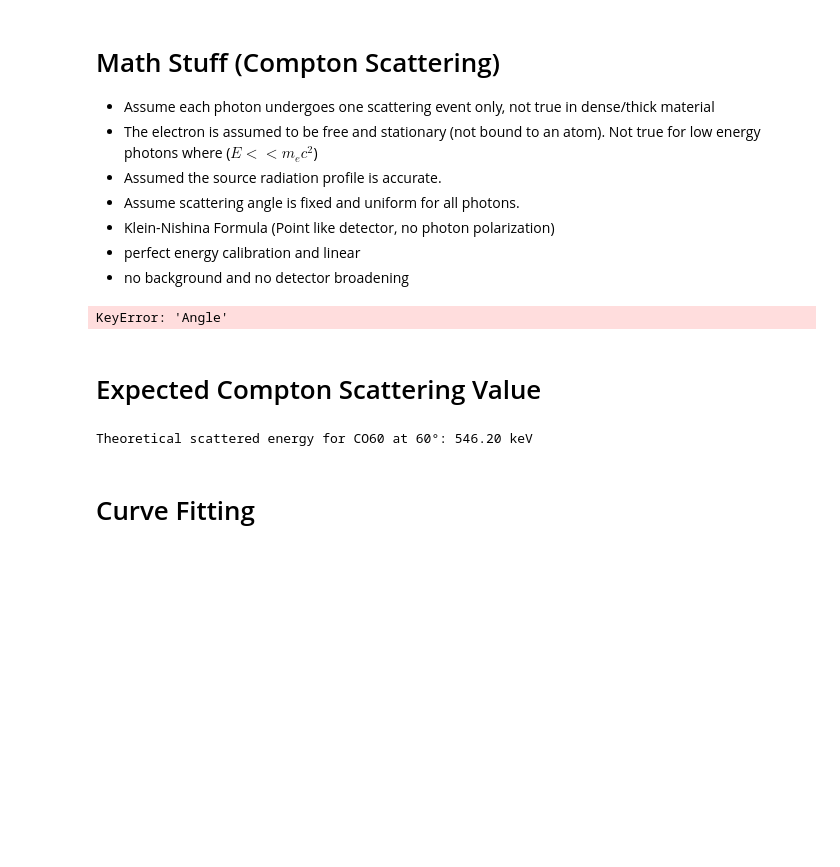
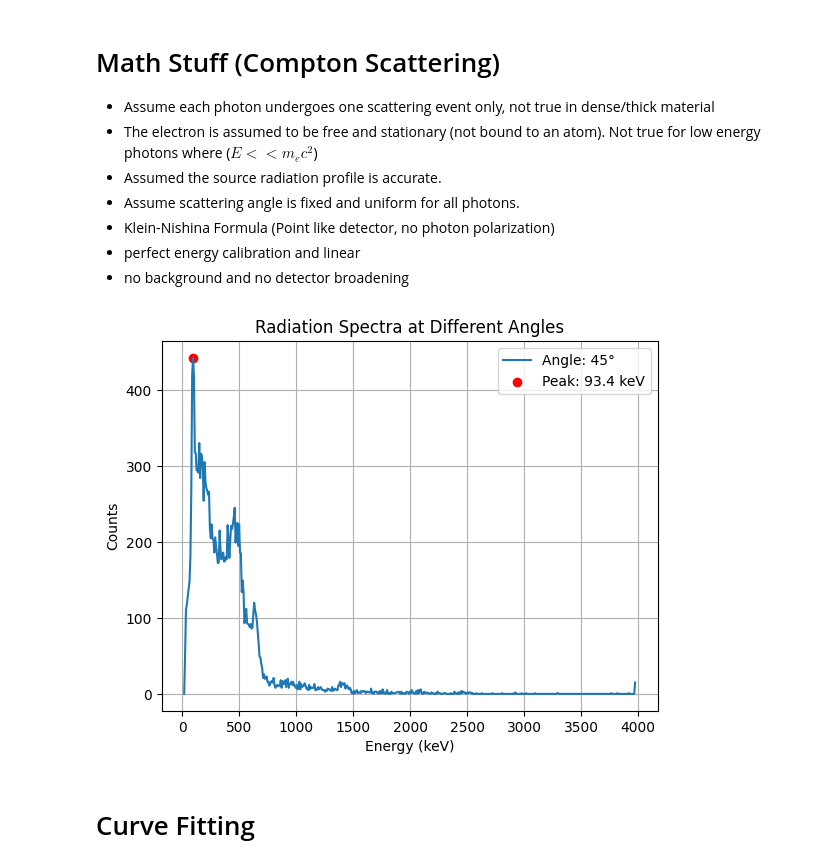
Before and after one commit to WeepsDanky/E1-Compton-Effect, a Jupyter notebook: untitled.ipynb, the cells around one changed output. Saved outputs shown, nothing was run; the diff lists cells and outputs as text; code cells hidden in the pictures; blank space fills up the shorter version.

```diff
--- a/untitled.ipynb
+++ b/untitled.ipynb
@@ -181,7 +399,7 @@ def compton_energy(E, theta_deg):
     return E / (1 + (E / m_e_c2) * (1 - np.cos(theta_rad)))
 
 # Load dataset (example file: radiation_profiles.csv with 'Angle', 'Energy', 'Counts')
-data = pd.read_csv("data/experiment/1129/")
+data = pd.read_csv("data/experiment/bin/1126-512bin-1gain/Cs137-sspht022-45.csv")
 
 # Apply the calibration factor to the energy column
 data['Energy E / keV'] *= calibration_factor
@@ -197,81 +415,34 @@ results = []
 for angle in angles:
     spectrum = data[data['Angle'] == angle]
     energy = spectrum['Energy E / keV']
     counts = spectrum['Events N']
 
     # Identify the Compton peak (broad spectrum peak)
     peaks, _ = find_peaks(counts, height=0.1 * max(counts))  # Detect peaks
     if len(peaks) > 0:
         peak_energy = energy.iloc[peaks[0]]  # Energy of the first major peak
         theoretical_energy = compton_energy(initial_energy, angle)
 
         results.append({
             'Angle (deg)': angle,
             'Experimental E\' (keV)': peak_energy,
             'Theoretical E\' (keV)': theoretical_energy,
             'Difference (keV)': abs(peak_energy - theoretical_energy)
         })
 
         # Plot spectrum with identified peak
         plt.plot(energy, counts, label=f"Angle: {angle}°")
         plt.scatter([peak_energy], [counts.iloc[peaks[0]]], color='red', label=f"Peak: {peak_energy:.1f} keV")
 
 # Display plot
 plt.xlabel("Energy (keV)")
 plt.ylabel("Counts")
 plt.title("Radiation Spectra at Different Angles")
 plt.legend()
 plt.grid(True)
 plt.show()
 # %% [output]
-KeyError: 'Angle'
+[figure, added]
-# %% [markdown]
-# Expected Compton Scattering Value
-# %%
-import numpy as np
-
-# Constants
-M_E_C2 = 511  # keV (electron rest mass energy)
-
-# Dictionary of common photon sources with their primary photon energy in keV
-PHOTON_ENERGIES = {
-    "cs137": 661.7,  # Cs-137 gamma-ray source
-    "co60": 1173.2,  # Co-60 gamma-ray source
-    "na22": 1274.5,  # Na-22 gamma-ray source
-    "co57": 122.0,   # Co-57 gamma-ray source
-}
-
-def compton_energy_for_source(source, angle_deg):
-    """
-    Calculate the expected scattered energy for a given source and angle.
-
-    Parameters:
-    - source (str): Name of the source (e.g., 'cs137').
-    - angle_deg (float): Scattering angle in degrees.
-
-    Returns:
-    - float: Theoretical scattered photon energy in keV.
-    """
-    # Get the initial photon energy for the source
-    source = source.lower()
-    if source not in PHOTON_ENERGIES:
-        raise ValueError(f"Source '{source}' not found in the photon energies database.")
-
-    E = PHOTON_ENERGIES[source]  # Initial photon energy in keV
-    theta_rad = np.radians(angle_deg)  # Convert angle to radians
-
-    # Compton formula
-    E_prime = E / (1 + (E / M_E_C2) * (1 - np.cos(theta_rad)))
-    return E_prime
-
-# Example usage
-source_name = "co60"
-scattering_angle = 60  # in degrees
-scattered_energy = compton_energy_for_source(source_name, scattering_angle)
-
-print(f"Theoretical scattered energy for {source_name.upper()} at {scattering_angle}°: {scattered_energy:.2f} keV")
-# %% [output]
-Theoretical scattered energy for CO60 at 60°: 546.20 keV
 # %% [markdown]
 # Curve Fitting
 # %%
```
Also changed, not shown: parts of 8 cells of this notebook, 6 other files.
